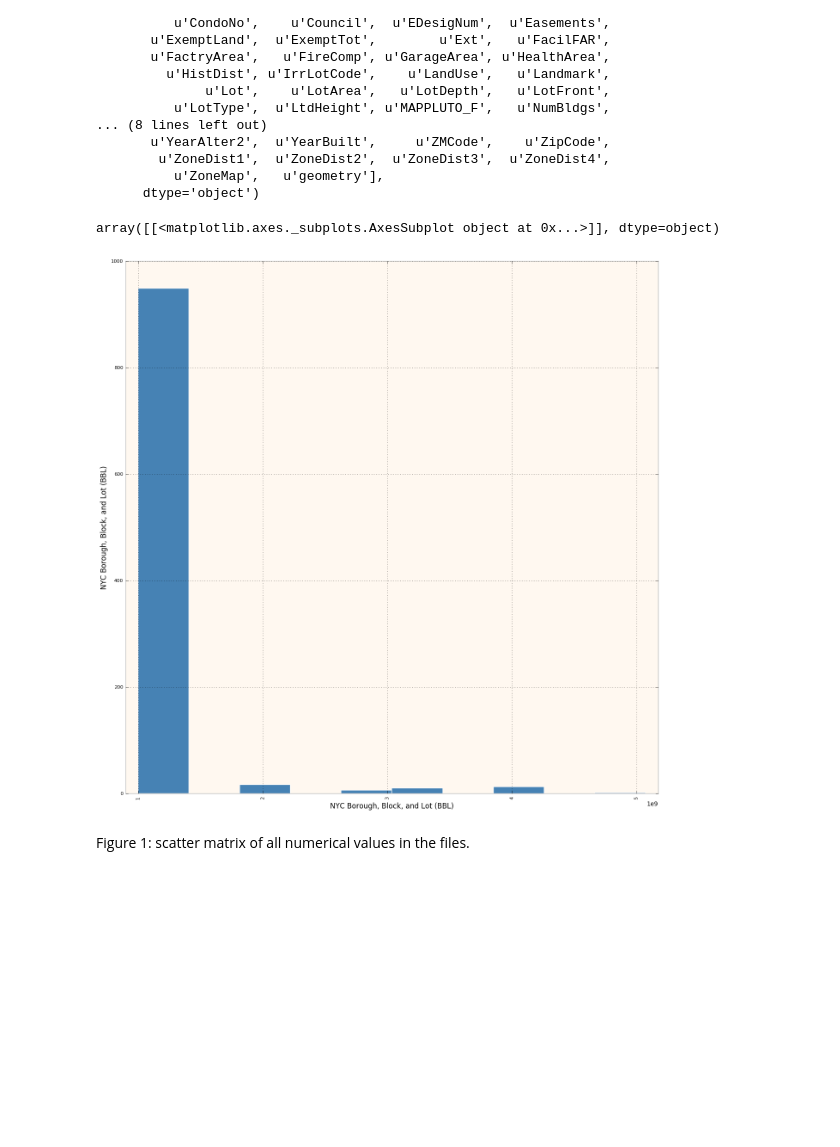
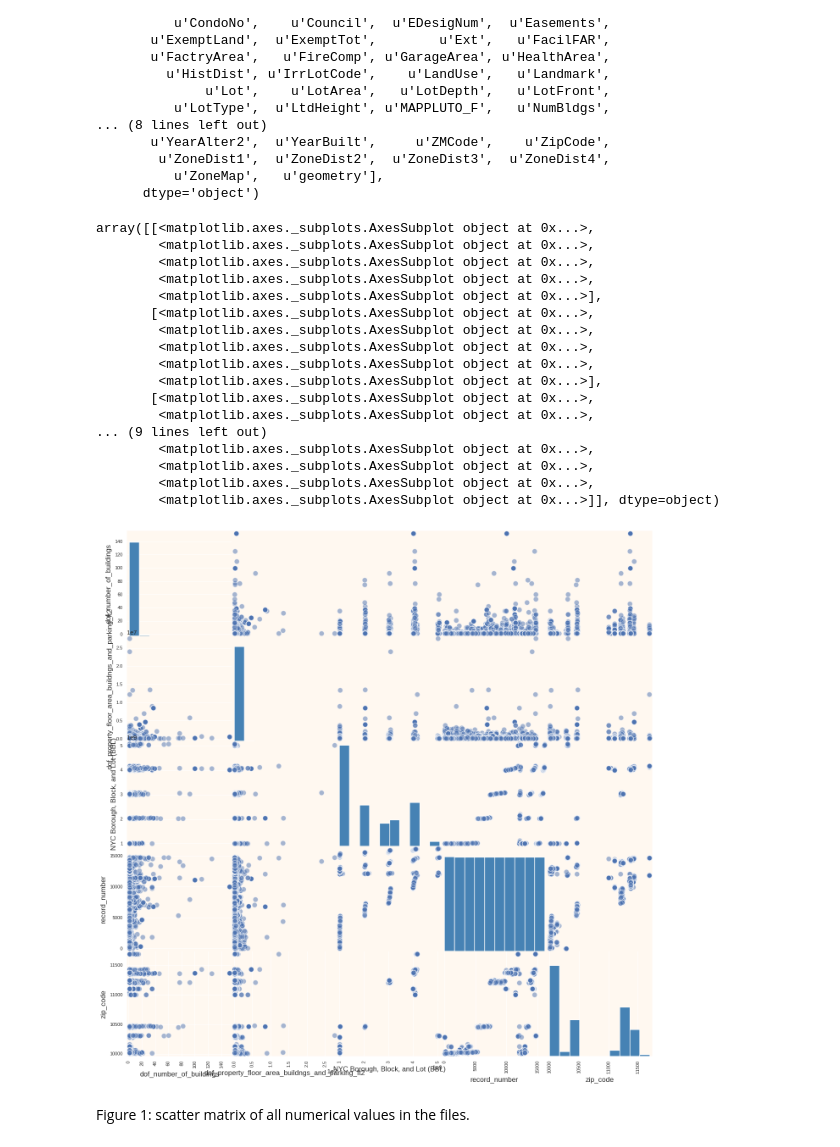
Before and after one commit to bsmiller25/PUI2016_bm2393, a Jupyter notebook: HW6_bm2393/Assignment1.ipynb, the cells around one changed output. Saved outputs shown, nothing was run; the diff lists cells and outputs as text; code cells hidden in the pictures; blank space fills up the shorter version.

```diff
--- a/HW6_bm2393/Assignment1.ipynb
+++ b/HW6_bm2393/Assignment1.ipynb
@@ -37,6 +40,11 @@ PLEASE REMEMBER: seed your random functions if you need to use any, label your a
 ## Reading in the Pluto data for manhattan, which will give me the number of units ber building   Manhattan/MNMapPLUTO.shp
 # %%
 #download, and move data to PUIDATA, and read data in
-#nrg = pd.read_csv('https://data.cityofnewyork.us/resource/m46j-75iy.csv')
-nrg_raw = pd.read_csv('https://data.cityofnewyork.us/resource/rgfe-8y2z.csv')
+nrg_raw = pd.read_csv('https://data.cityofnewyork.us/resource/m46j-75iy.csv')
+#nrg_raw = pd.read_csv('https://data.cityofnewyork.us/resource/rgfe-8y2z.csv')
+
+nrg_raw.rename(columns={'site_eui_kbtu_ft2':'Site EUI(kBtu/ft2)',
+                     'nyc_borough_block_and_lot_bbl': 'NYC Borough, Block, and Lot (BBL)',
+                     'reported_property_floor_area_building_s_ft':'Reported Property Floor Area (Building(s)) (ft²)'},
+            inplace=True)
 # %%
@@ -95,10 +96,26 @@ bsize = bsize_raw[['BBL', 'UnitsRes', 'UnitsTotal']]
 # %%
 #try make a scatter plot of nrg. Few columns will plot
 from pandas.tools.plotting import scatter_matrix
-scatter_matrix (nrg, s=300, figsize=(16, 16))
+scatter_matrix (nrg_raw, s=300, figsize=(16, 16))
 # %% [output]
-array([[<matplotlib.axes._subplots.AxesSubplot object at 0x...>]], dtype=object)
+array([[<matplotlib.axes._subplots.AxesSubplot object at 0x...>,
+        <matplotlib.axes._subplots.AxesSubplot object at 0x...>,
+        <matplotlib.axes._subplots.AxesSubplot object at 0x...>,
+        <matplotlib.axes._subplots.AxesSubplot object at 0x...>,
+        <matplotlib.axes._subplots.AxesSubplot object at 0x...>],
+       [<matplotlib.axes._subplots.AxesSubplot object at 0x...>,
+        <matplotlib.axes._subplots.AxesSubplot object at 0x...>,
+        <matplotlib.axes._subplots.AxesSubplot object at 0x...>,
+        <matplotlib.axes._subplots.AxesSubplot object at 0x...>,
+        <matplotlib.axes._subplots.AxesSubplot object at 0x...>],
+       [<matplotlib.axes._subplots.AxesSubplot object at 0x...>,
+        <matplotlib.axes._subplots.AxesSubplot object at 0x...>,
+... (9 lines left out)
+        <matplotlib.axes._subplots.AxesSubplot object at 0x...>,
+        <matplotlib.axes._subplots.AxesSubplot object at 0x...>,
+        <matplotlib.axes._subplots.AxesSubplot object at 0x...>,
+        <matplotlib.axes._subplots.AxesSubplot object at 0x...>]], dtype=object)
-[figure, old version]
+[figure, new version]
 # %% [markdown]
 Figure 1: scatter matrix of all numerical values in the files.
 # %% [markdown]
```
Also changed, not shown: parts of 32 cells of this notebook.
